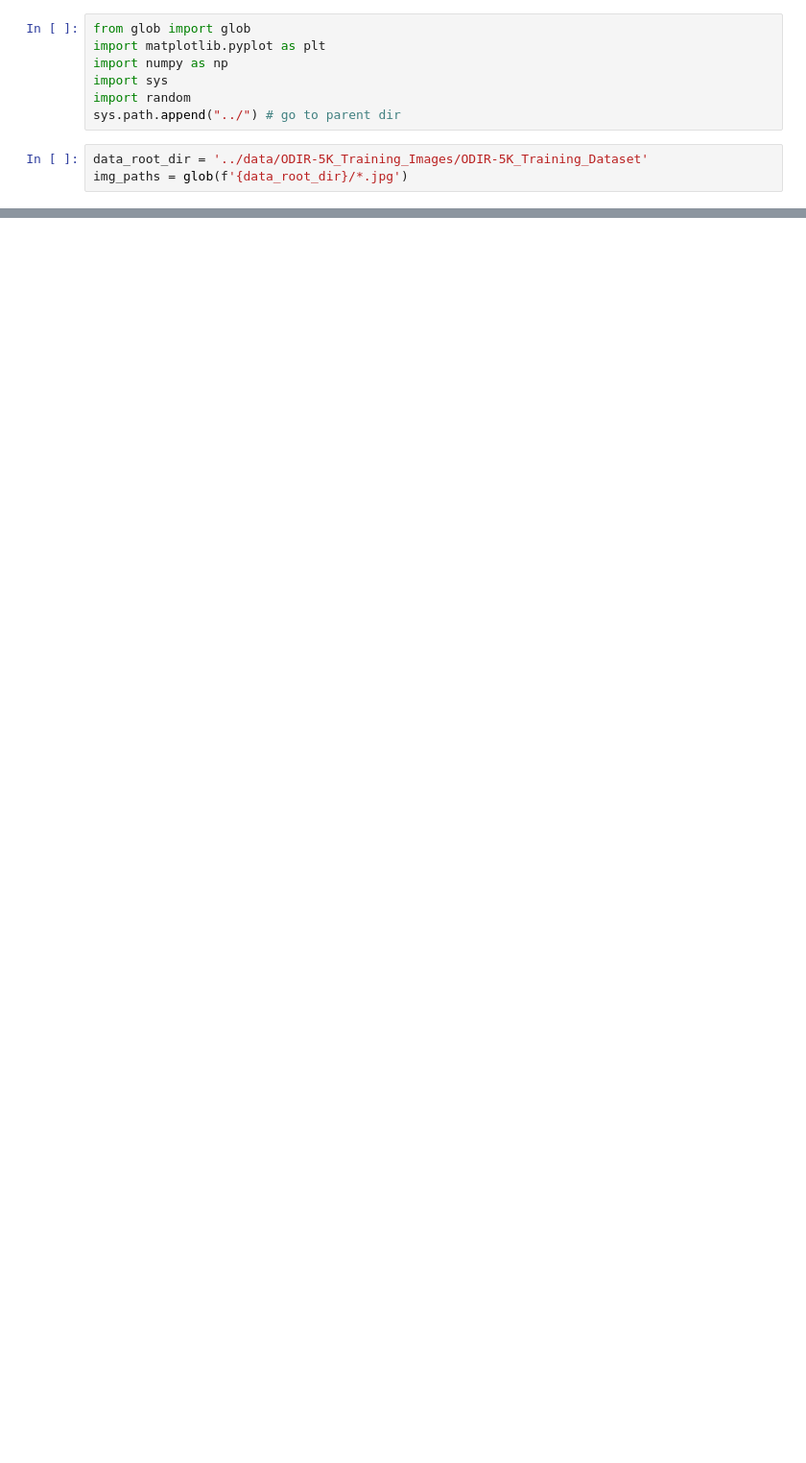
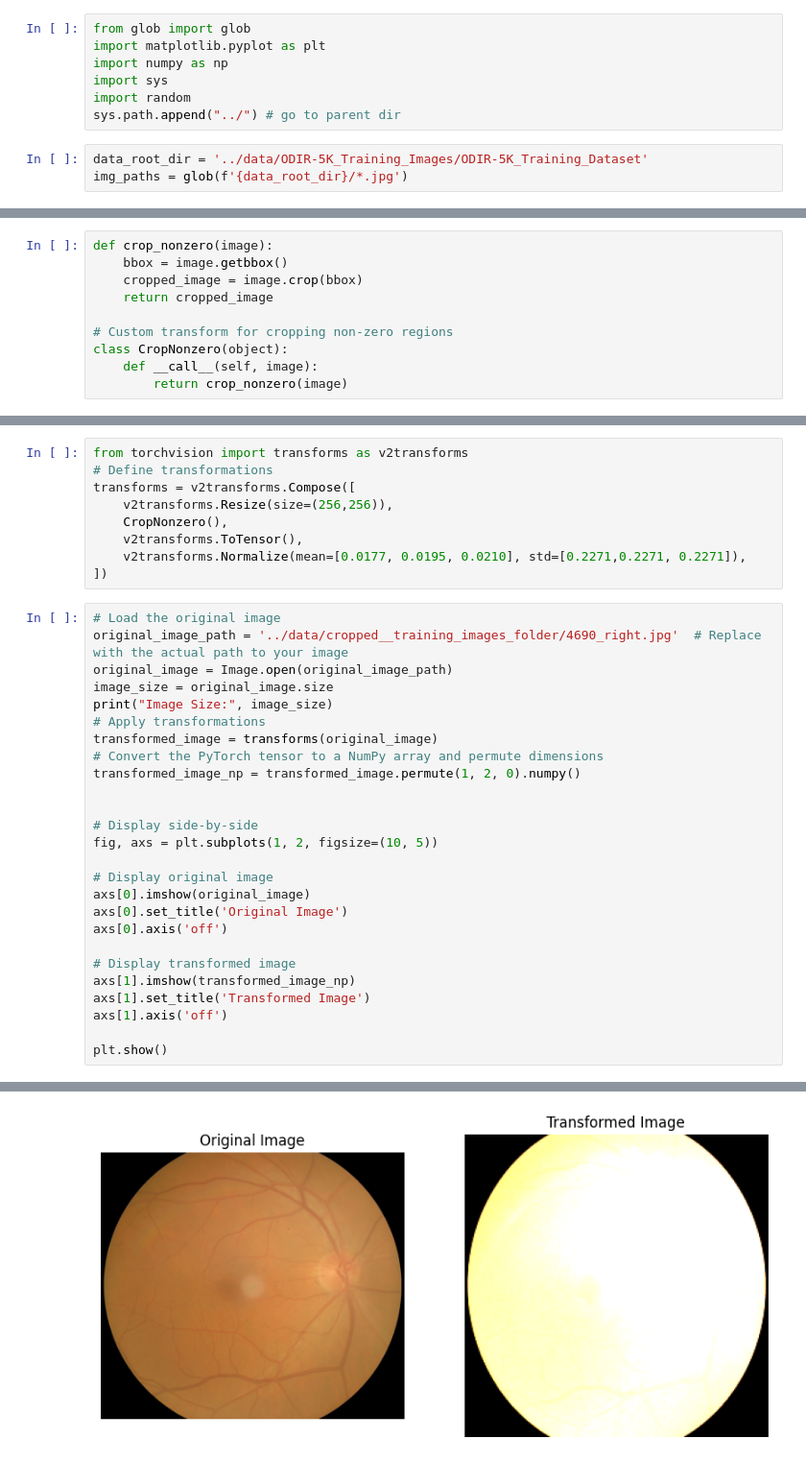
Before and after one commit to ayushma77/opthalmology_project, a Jupyter notebook: notebook/data_transformation.ipynb, the cells around one changed output, grey strips where cells are left out. Shown: that part at 96% size. Drawn from its saved outputs; the diff is of its cells as text; blank space fills up the shorter version.

```diff
--- a/notebook/data_transformation.ipynb
+++ b/notebook/data_transformation.ipynb
@@ -20,3 +11,13 @@ img_paths = glob(f'{data_root_dir}/*.jpg')
+# %%
+def crop_nonzero(image):
+    bbox = image.getbbox()
+    cropped_image = image.crop(bbox)
+    return cropped_image
+
+# Custom transform for cropping non-zero regions
+class CropNonzero(object):
+    def __call__(self, image):
+        return crop_nonzero(image)
 # %%
 from PIL import Image
 import os
@@ -70,0 +46,36 @@ transforms=v2.Compose([
+# %%
+from torchvision import transforms as v2transforms
+# Define transformations
+transforms = v2transforms.Compose([
+    v2transforms.Resize(size=(256,256)),
+    CropNonzero(),
+    v2transforms.ToTensor(),
+    v2transforms.Normalize(mean=[0.0177, 0.0195, 0.0210], std=[0.2271,0.2271, 0.2271]),
+])
+# %%
+# Load the original image
+original_image_path = '../data/cropped__training_images_folder/4690_right.jpg'  # Replace with the actual path to your image
+original_image = Image.open(original_image_path)
+image_size = original_image.size
+print("Image Size:", image_size)
+# Apply transformations
+transformed_image = transforms(original_image)
+# Convert the PyTorch tensor to a NumPy array and permute dimensions
+transformed_image_np = transformed_image.permute(1, 2, 0).numpy()
+
+
+# Display side-by-side
+fig, axs = plt.subplots(1, 2, figsize=(10, 5))
+
+# Display original image
+axs[0].imshow(original_image)
+axs[0].set_title('Original Image')
+axs[0].axis('off')
+
+# Display transformed image
+axs[1].imshow(transformed_image_np)
+axs[1].set_title('Transformed Image')
+axs[1].axis('off')
+
+plt.show()
+# %% [output]
@@ -70,0 +84 @@ transforms=v2.Compose([
+[figure, added]
```
Also changed, not shown: parts of 7 cells of this notebook.
